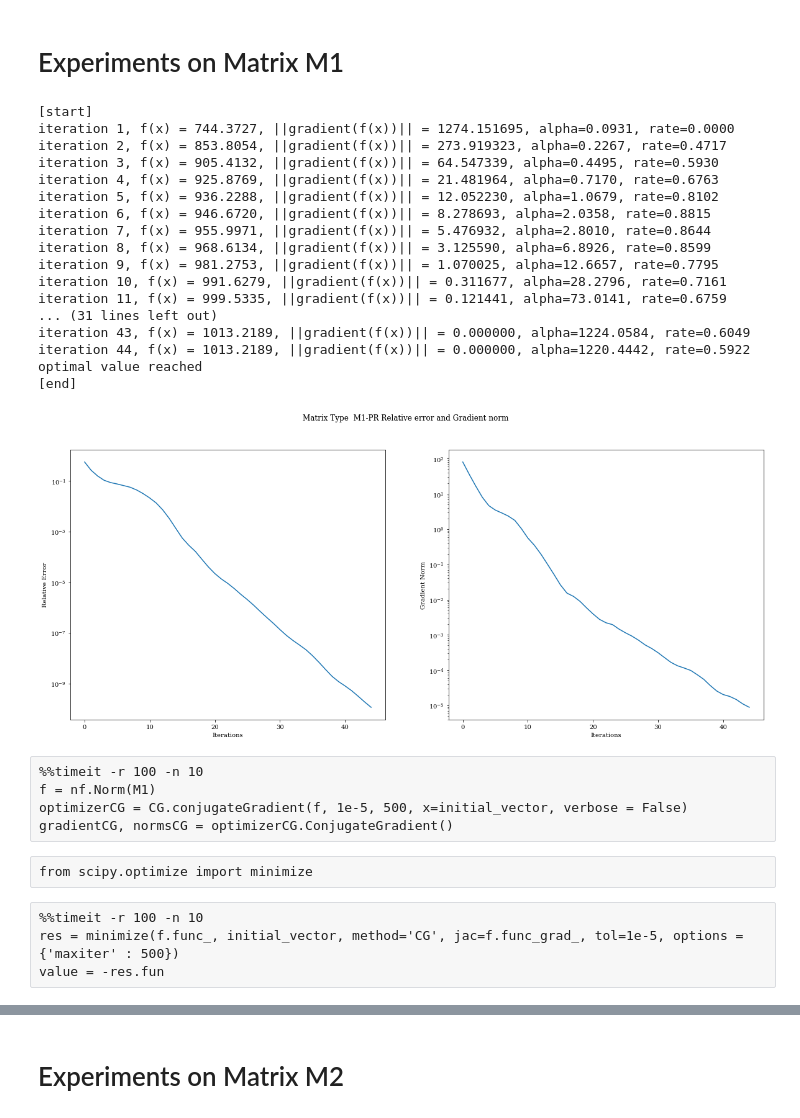
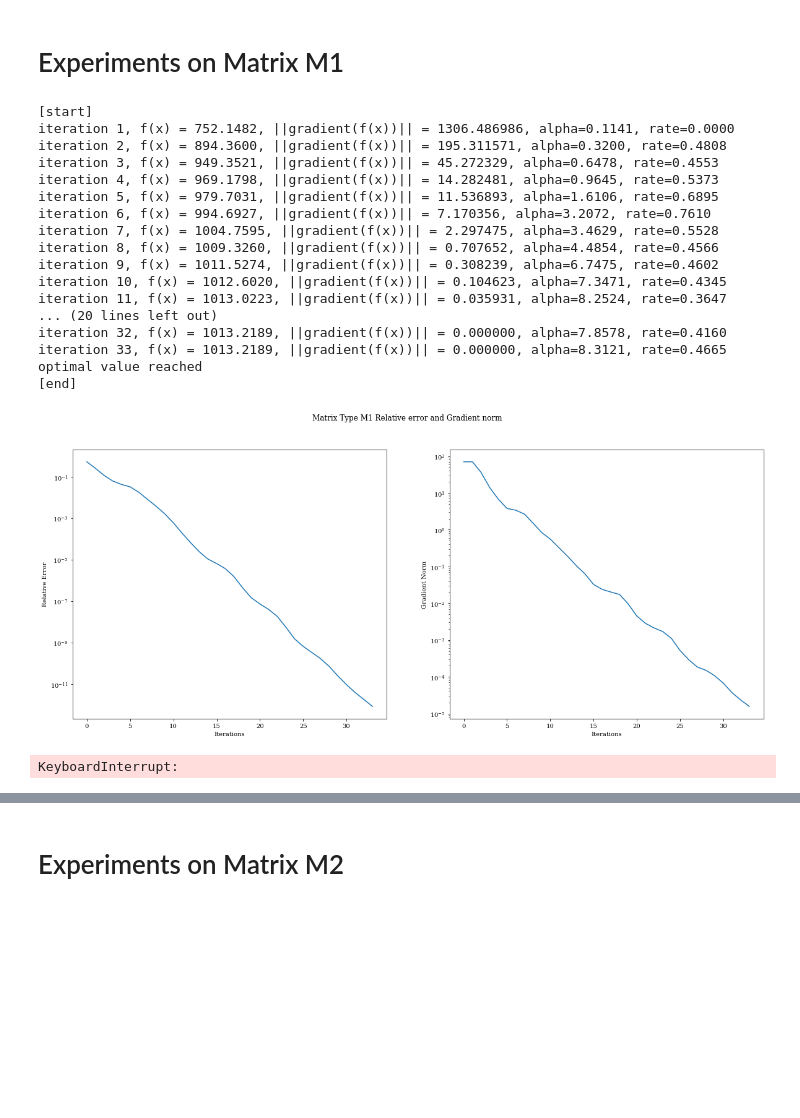
Before and after one commit to vlnraf/CM-project, a Jupyter notebook: CG-PR.ipynb, the cells around one changed output, grey strips where cells are left out. Cells and saved outputs as stored; diff of their text form; code cells hidden in the pictures; blank space fills up the shorter version.

```diff
--- a/CG-PR.ipynb
+++ b/CG-PR.ipynb
@@ -28,38 +26,36 @@ initial_vector = f.init_x()
+# %%
+x0 = generate_starting_point(f.dim)
 # %%
 norm = la.norm(M1, ord=2) ** 2
 # %%
-optimizerCG = CG.conjugateGradient(f, initial_vector, 1e-5, norm, method='PR', verbose = True)
+optimizerCG = CG.conjugateGradient(f, x0, 1e-5, norm, method='PR', verbose = True)
 gradientsCG, normsCG, errorsCG = optimizerCG.run(500)
 # %% [output]
 [start]
-iteration 1, f(x) = 744.3727, ||gradient(f(x))|| = 1274.151695, alpha=0.0931, rate=0.0000
-iteration 2, f(x) = 853.8054, ||gradient(f(x))|| = 273.919323, alpha=0.2267, rate=0.4717
-iteration 3, f(x) = 905.4132, ||gradient(f(x))|| = 64.547339, alpha=0.4495, rate=0.5930
-iteration 4, f(x) = 925.8769, ||gradient(f(x))|| = 21.481964, alpha=0.7170, rate=0.6763
-iteration 5, f(x) = 936.2288, ||gradient(f(x))|| = 12.052230, alpha=1.0679, rate=0.8102
-iteration 6, f(x) = 946.6720, ||gradient(f(x))|| = 8.278693, alpha=2.0358, rate=0.8815
-iteration 7, f(x) = 955.9971, ||gradient(f(x))|| = 5.476932, alpha=2.8010, rate=0.8644
-iteration 8, f(x) = 968.6134, ||gradient(f(x))|| = 3.125590, alpha=6.8926, rate=0.8599
-iteration 9, f(x) = 981.2753, ||gradient(f(x))|| = 1.070025, alpha=12.6657, rate=0.7795
-iteration 10, f(x) = 991.6279, ||gradient(f(x))|| = 0.311677, alpha=28.2796, rate=0.7161
-iteration 11, f(x) = 999.5335, ||gradient(f(x))|| = 0.121441, alpha=73.0141, rate=0.6759
-... (31 lines left out)
-iteration 43, f(x) = 1013.2189, ||gradient(f(x))|| = 0.000000, alpha=1224.0584, rate=0.6049
-iteration 44, f(x) = 1013.2189, ||gradient(f(x))|| = 0.000000, alpha=1220.4442, rate=0.5922
+iteration 1, f(x) = 752.1482, ||gradient(f(x))|| = 1306.486986, alpha=0.1141, rate=0.0000
+iteration 2, f(x) = 894.3600, ||gradient(f(x))|| = 195.311571, alpha=0.3200, rate=0.4808
+iteration 3, f(x) = 949.3521, ||gradient(f(x))|| = 45.272329, alpha=0.6478, rate=0.4553
+iteration 4, f(x) = 969.1798, ||gradient(f(x))|| = 14.282481, alpha=0.9645, rate=0.5373
+iteration 5, f(x) = 979.7031, ||gradient(f(x))|| = 11.536893, alpha=1.6106, rate=0.6895
+iteration 6, f(x) = 994.6927, ||gradient(f(x))|| = 7.170356, alpha=3.2072, rate=0.7610
+iteration 7, f(x) = 1004.7595, ||gradient(f(x))|| = 2.297475, alpha=3.4629, rate=0.5528
+iteration 8, f(x) = 1009.3260, ||gradient(f(x))|| = 0.707652, alpha=4.4854, rate=0.4566
+iteration 9, f(x) = 1011.5274, ||gradient(f(x))|| = 0.308239, alpha=6.7475, rate=0.4602
+iteration 10, f(x) = 1012.6020, ||gradient(f(x))|| = 0.104623, alpha=7.3471, rate=0.4345
+iteration 11, f(x) = 1013.0223, ||gradient(f(x))|| = 0.035931, alpha=8.2524, rate=0.3647
+... (20 lines left out)
+iteration 32, f(x) = 1013.2189, ||gradient(f(x))|| = 0.000000, alpha=7.8578, rate=0.4160
+iteration 33, f(x) = 1013.2189, ||gradient(f(x))|| = 0.000000, alpha=8.3121, rate=0.4665
 optimal value reached
 [end]
 # %%
-make_plot(gradientsCG, errorsCG, plot_path='CG-PR/', type='M1-PR')
+make_plot(gradientsCG, errorsCG, plot_path='CG-PR/', type='M1')
 # %% [output]
-[figure, old version]
+[figure, new version]
-# %% [raw]
-%%timeit -r 100 -n 10
-f = nf.Norm(M1)
-optimizerCG = CG.conjugateGradient(f, 1e-5, 500, x=initial_vector, verbose = False)
-gradientCG, normsCG = optimizerCG.ConjugateGradient()
-# %% [raw]
-from scipy.optimize import minimize
-# %% [raw]
-%%timeit -r 100 -n 10
-res = minimize(f.func_, initial_vector, method='CG', jac=f.func_grad_, tol=1e-5, options = {'maxiter' : 500})
-value = -res.fun
+# %%
+%%timeit -r 100 -n 10
+f = nf.Norm(M1)
+optimizerCG = CG.conjugateGradient(f, x0, 1e-5, norm, method='PR', verbose = False)
+gradientsCG, normsCG, errorsCG = optimizerCG.run(500)
+# %% [output]
+KeyboardInterrupt:
```
Also changed, not shown: parts of 40 cells of this notebook, 6 other files.
